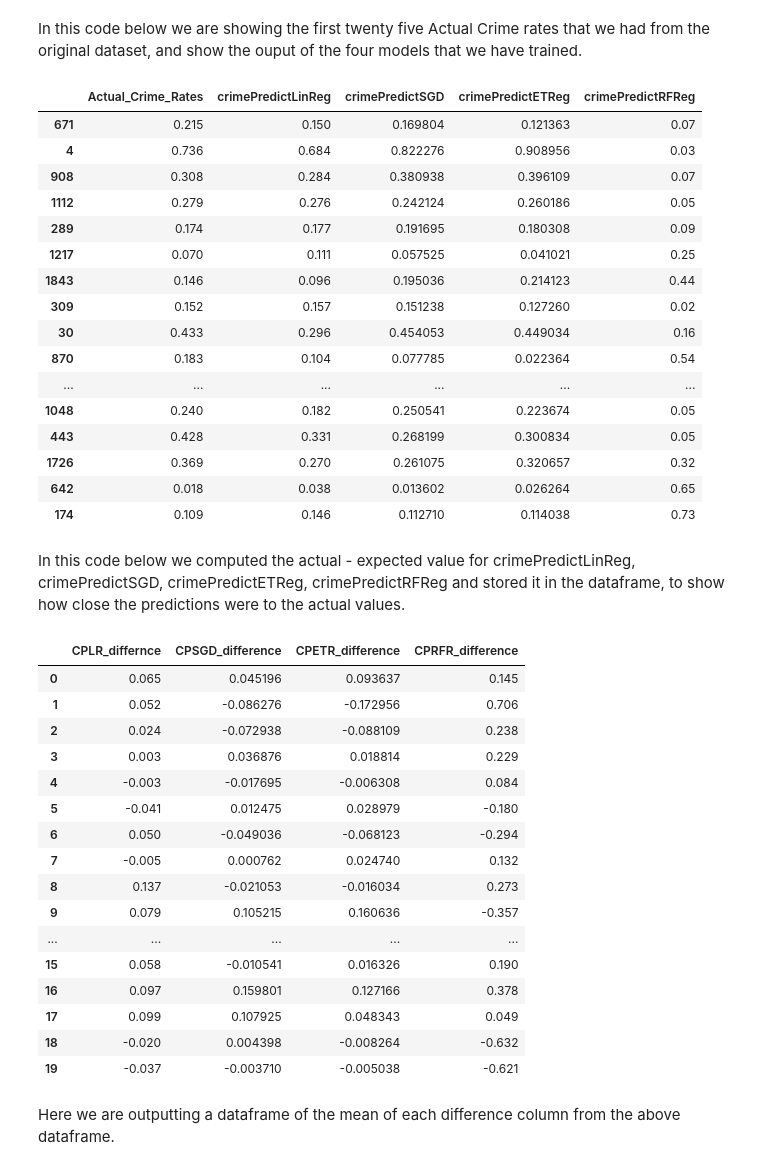
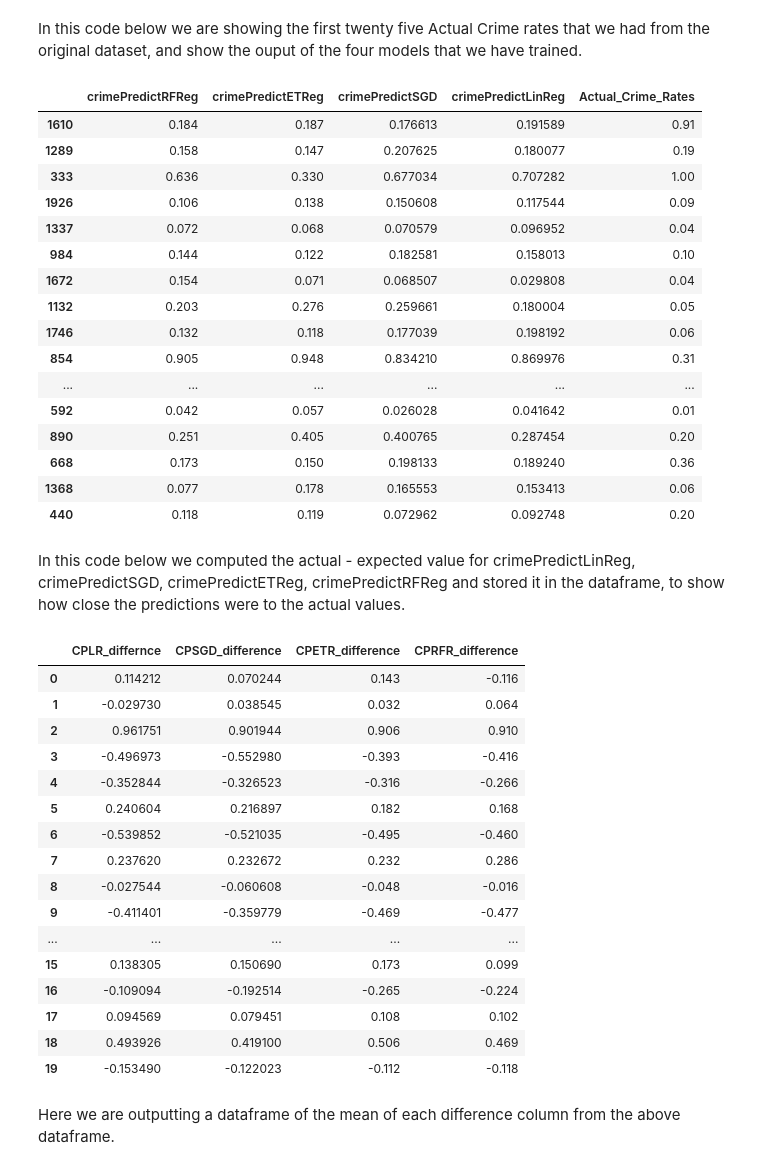
Before and after one commit to ddeychak/ddeychak.github.io, a Jupyter notebook: FinalTutorial - Gold Master.ipynb, the cells around one changed output. Drawn from its saved outputs; the diff is of its cells as text; code cells hidden in the pictures.

```diff
--- a/FinalTutorial - Gold Master.ipynb
+++ b/FinalTutorial - Gold Master.ipynb
@@ -378,43 +378,44 @@ ICD.display(rfDF)
 In this code below we are showing the first twenty five Actual Crime rates that we had from the original dataset, and show the ouput of the four models that we have trained.
 # %%
 #Create dataframe for comparing true violent crimes per pop vs our predictions
-#compDF = data.sample(25) #pick 25 random rows out of the 1994 we have
 compDF = data.loc[rand_permute[training_size+1:-1],:]
+compDF
 compDF = compDF[[-1]]
 compDF['crimePredictRFReg'] = _datacrimePredictRFReg
 compDF['crimePredictETReg'] = _datacrimePredictETReg
 compDF['crimePredictSGD'] = _datacrimePredictSGD
 compDF['crimePredictLinReg'] = _datacrimePredictLinReg
 compDF = compDF[[1, 2, 3, 4, 0]]
 compDF = compDF.rename(columns = {'ViolentCrimesPerPop':'Actual_Crime_Rates'})
-compDF.columns = compDF.columns[::-1]
 
-compDF.head(20)
+compDF.sample(20)
 # %% [output]
-|  | Actual_Crime_Rates | crimePredictLinReg | crimePredictSGD | crimePredictETReg | crimePredictRFReg |
-| 671 | 0.215 | 0.150 | 0.169804 | 0.121363 | 0.07 |
-| 4 | 0.736 | 0.684 | 0.822276 | 0.908956 | 0.03 |
-| 908 | 0.308 | 0.284 | 0.380938 | 0.396109 | 0.07 |
-| 1112 | 0.279 | 0.276 | 0.242124 | 0.260186 | 0.05 |
-| 289 | 0.174 | 0.177 | 0.191695 | 0.180308 | 0.09 |
-| 1217 | 0.070 | 0.111 | 0.057525 | 0.041021 | 0.25 |
-| 1843 | 0.146 | 0.096 | 0.195036 | 0.214123 | 0.44 |
-| 309 | 0.152 | 0.157 | 0.151238 | 0.127260 | 0.02 |
-| 30 | 0.433 | 0.296 | 0.454053 | 0.449034 | 0.16 |
-| 870 | 0.183 | 0.104 | 0.077785 | 0.022364 | 0.54 |
+|  | crimePredictRFReg | crimePredictETReg | crimePredictSGD | crimePredictLinReg | Actual_Crime_Rates |
+| 1610 | 0.184 | 0.187 | 0.176613 | 0.191589 | 0.91 |
+| 1289 | 0.158 | 0.147 | 0.207625 | 0.180077 | 0.19 |
+| 333 | 0.636 | 0.330 | 0.677034 | 0.707282 | 1.00 |
+| 1926 | 0.106 | 0.138 | 0.150608 | 0.117544 | 0.09 |
+| 1337 | 0.072 | 0.068 | 0.070579 | 0.096952 | 0.04 |
+| 984 | 0.144 | 0.122 | 0.182581 | 0.158013 | 0.10 |
+| 1672 | 0.154 | 0.071 | 0.068507 | 0.029808 | 0.04 |
+| 1132 | 0.203 | 0.276 | 0.259661 | 0.180004 | 0.05 |
+| 1746 | 0.132 | 0.118 | 0.177039 | 0.198192 | 0.06 |
+| 854 | 0.905 | 0.948 | 0.834210 | 0.869976 | 0.31 |
 | ... | ... | ... | ... | ... | ... |
-| 1048 | 0.240 | 0.182 | 0.250541 | 0.223674 | 0.05 |
-| 443 | 0.428 | 0.331 | 0.268199 | 0.300834 | 0.05 |
-| 1726 | 0.369 | 0.270 | 0.261075 | 0.320657 | 0.32 |
-| 642 | 0.018 | 0.038 | 0.013602 | 0.026264 | 0.65 |
-| 174 | 0.109 | 0.146 | 0.112710 | 0.114038 | 0.73 |
+| 592 | 0.042 | 0.057 | 0.026028 | 0.041642 | 0.01 |
+| 890 | 0.251 | 0.405 | 0.400765 | 0.287454 | 0.20 |
+| 668 | 0.173 | 0.150 | 0.198133 | 0.189240 | 0.36 |
+| 1368 | 0.077 | 0.178 | 0.165553 | 0.153413 | 0.06 |
+| 440 | 0.118 | 0.119 | 0.072962 | 0.092748 | 0.20 |
 # %% [markdown]
 In this code below we computed the actual - expected value for crimePredictLinReg, crimePredictSGD, crimePredictETReg, crimePredictRFReg and stored it in the dataframe, to show how close the predictions were to the actual values.
 # %%
-CPLR_difference = (compDF['Actual_Crime_Rates']-compDF['crimePredictLinReg']).values
-CPSGD_difference = (compDF['Actual_Crime_Rates']-compDF['crimePredictSGD']).values
-CPETR_difference = (compDF['Actual_Crime_Rates']-compDF['crimePredictETReg']).values
-CPRFR_difference = (compDF['Actual_Crime_Rates']-compDF['crimePredictRFReg']).values
+import operator
+
+CPLR_difference = list(map(operator.sub, compDF['Actual_Crime_Rates'], compDF['crimePredictLinReg']))
+CPSGD_difference = list(map(operator.sub, compDF['Actual_Crime_Rates'], compDF['crimePredictSGD']))
+CPETR_difference =list(map(operator.sub, compDF['Actual_Crime_Rates'], compDF['crimePredictETReg']))
+CPRFR_difference = list(map(operator.sub, compDF['Actual_Crime_Rates'], compDF['crimePredictRFReg']))
 
 data_ = [CPLR_difference, CPSGD_difference, CPETR_difference, CPRFR_difference]
 columns = ["CPLR_differnce","CPSGD_difference", "CPETR_difference", "CPRFR_difference"]
@@ -423,22 +424,22 @@ diffDF.columns=columns
 diffDF.head(20)
 # %% [output]
 |  | CPLR_differnce | CPSGD_difference | CPETR_difference | CPRFR_difference |
-| 0 | 0.065 | 0.045196 | 0.093637 | 0.145 |
-| 1 | 0.052 | -0.086276 | -0.172956 | 0.706 |
-| 2 | 0.024 | -0.072938 | -0.088109 | 0.238 |
-| 3 | 0.003 | 0.036876 | 0.018814 | 0.229 |
-| 4 | -0.003 | -0.017695 | -0.006308 | 0.084 |
-| 5 | -0.041 | 0.012475 | 0.028979 | -0.180 |
-| 6 | 0.050 | -0.049036 | -0.068123 | -0.294 |
-| 7 | -0.005 | 0.000762 | 0.024740 | 0.132 |
-| 8 | 0.137 | -0.021053 | -0.016034 | 0.273 |
-| 9 | 0.079 | 0.105215 | 0.160636 | -0.357 |
+| 0 | 0.114212 | 0.070244 | 0.143 | -0.116 |
+| 1 | -0.029730 | 0.038545 | 0.032 | 0.064 |
+| 2 | 0.961751 | 0.901944 | 0.906 | 0.910 |
+| 3 | -0.496973 | -0.552980 | -0.393 | -0.416 |
+| 4 | -0.352844 | -0.326523 | -0.316 | -0.266 |
+| 5 | 0.240604 | 0.216897 | 0.182 | 0.168 |
+| 6 | -0.539852 | -0.521035 | -0.495 | -0.460 |
+| 7 | 0.237620 | 0.232672 | 0.232 | 0.286 |
+| 8 | -0.027544 | -0.060608 | -0.048 | -0.016 |
+| 9 | -0.411401 | -0.359779 | -0.469 | -0.477 |
 | ... | ... | ... | ... | ... |
-| 15 | 0.058 | -0.010541 | 0.016326 | 0.190 |
-| 16 | 0.097 | 0.159801 | 0.127166 | 0.378 |
-| 17 | 0.099 | 0.107925 | 0.048343 | 0.049 |
-| 18 | -0.020 | 0.004398 | -0.008264 | -0.632 |
-| 19 | -0.037 | -0.003710 | -0.005038 | -0.621 |
+| 15 | 0.138305 | 0.150690 | 0.173 | 0.099 |
+| 16 | -0.109094 | -0.192514 | -0.265 | -0.224 |
+| 17 | 0.094569 | 0.079451 | 0.108 | 0.102 |
+| 18 | 0.493926 | 0.419100 | 0.506 | 0.469 |
+| 19 | -0.153490 | -0.122023 | -0.112 | -0.118 |
 # %% [markdown]
 Here we are outputting a dataframe of the mean of each difference column from the above dataframe.
 # %%
```
Also changed, not shown: parts of 6 cells of this notebook.
